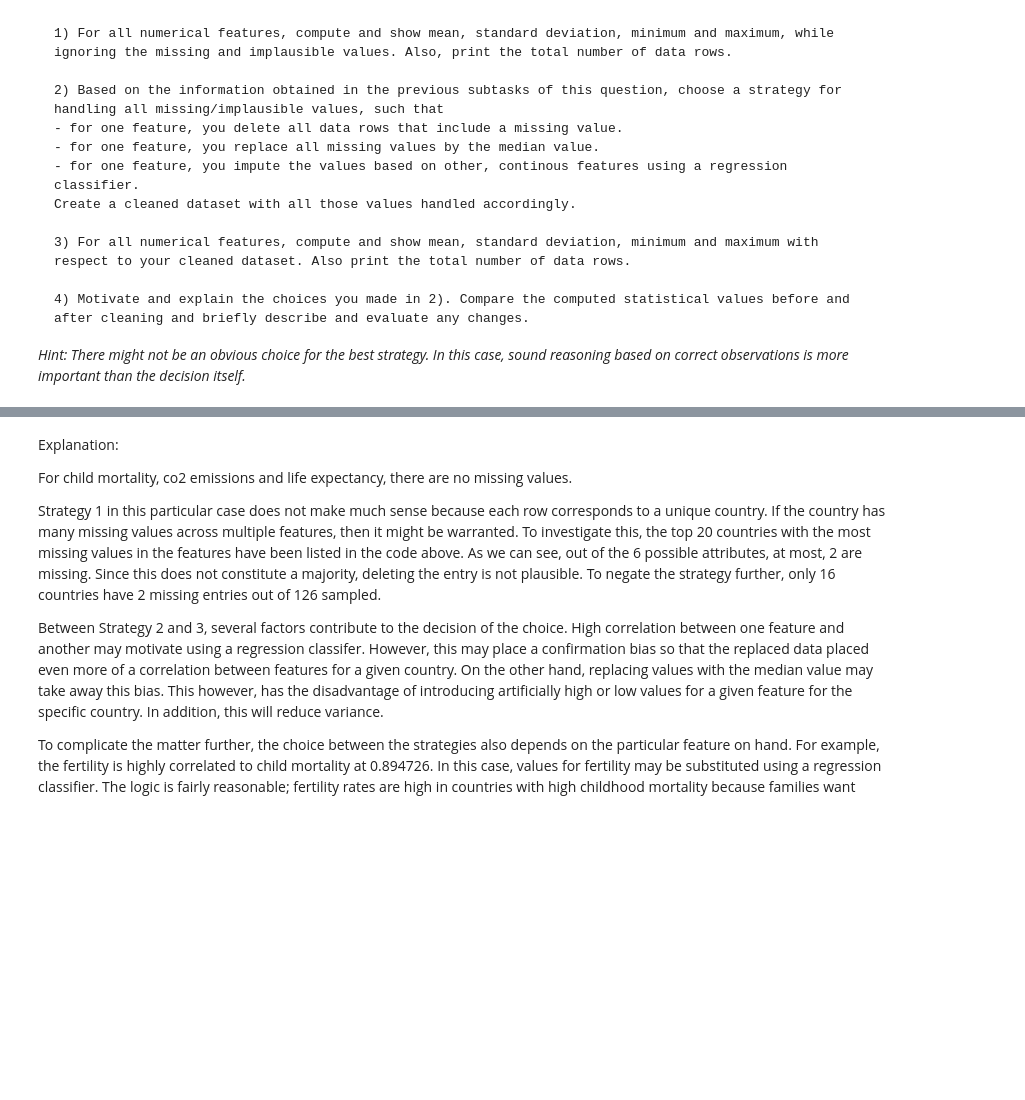
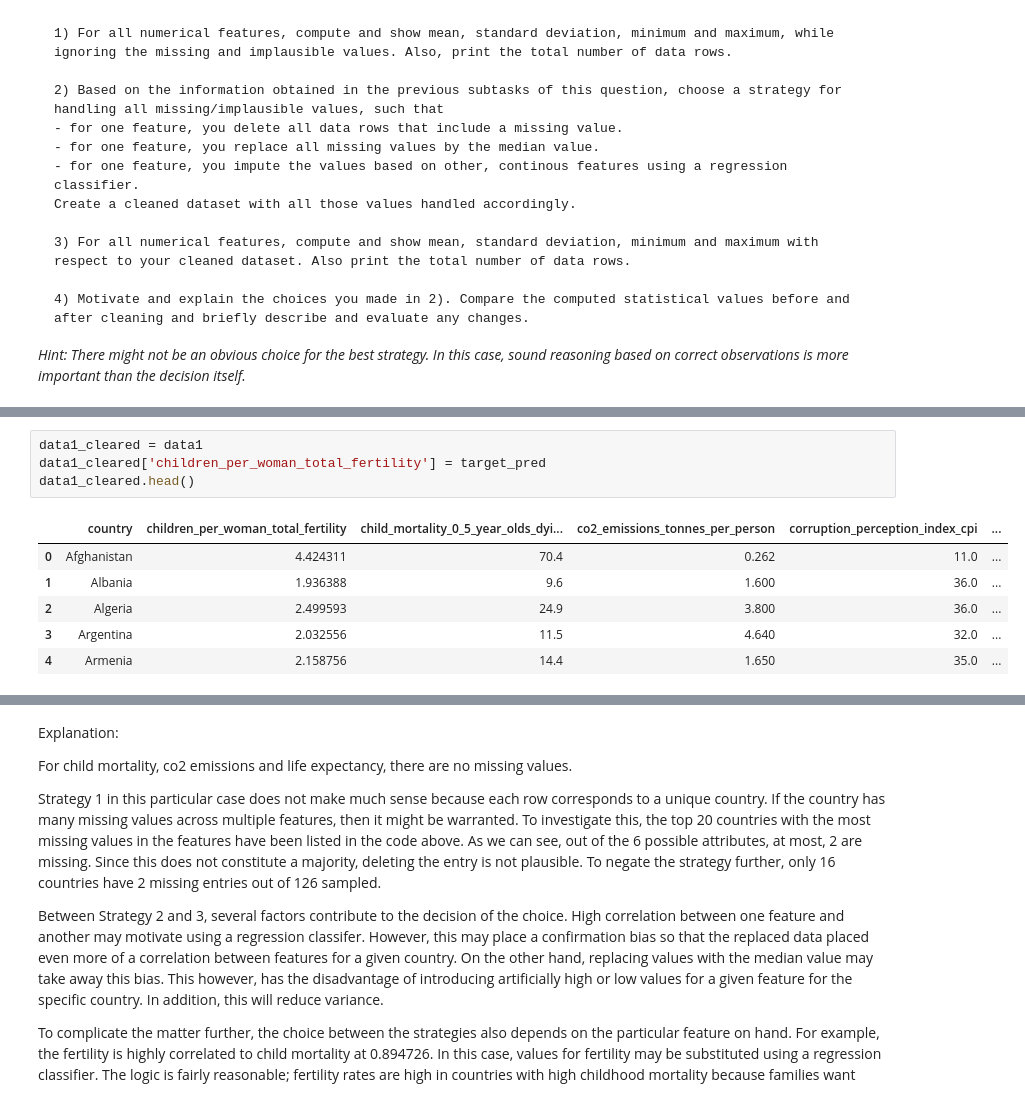
Before and after one commit to JohnGim/ids, a Jupyter notebook: a2/IDS_Assignment_2.ipynb, the cells around one changed output, grey strips where cells are left out. Drawn from its saved outputs; the diff is of its cells as text; blank space fills up the shorter version.

```diff
--- a/a2/IDS_Assignment_2.ipynb
+++ b/a2/IDS_Assignment_2.ipynb
@@ -261,0 +277,11 @@ ValueError: Input contains NaN, infinity or a value too large for dtype('float64
+# %%
+data1_cleared = data1
+data1_cleared['children_per_woman_total_fertility'] = target_pred
+data1_cleared.head()
+# %% [output]
+|  | country | children_per_woman_total_fertility | child_mortality_0_5_year_olds_dyi... | co2_emissions_tonnes_per_person | corruption_perception_index_cpi | ... |
+| 0 | Afghanistan | 4.424311 | 70.4 | 0.262 | 11.0 | ... |
+| 1 | Albania | 1.936388 | 9.6 | 1.600 | 36.0 | ... |
+| 2 | Algeria | 2.499593 | 24.9 | 3.800 | 36.0 | ... |
+| 3 | Argentina | 2.032556 | 11.5 | 4.640 | 32.0 | ... |
+| 4 | Armenia | 2.158756 | 14.4 | 1.650 | 35.0 | ... |
```
Also changed, not shown: parts of 8 cells of this notebook.
